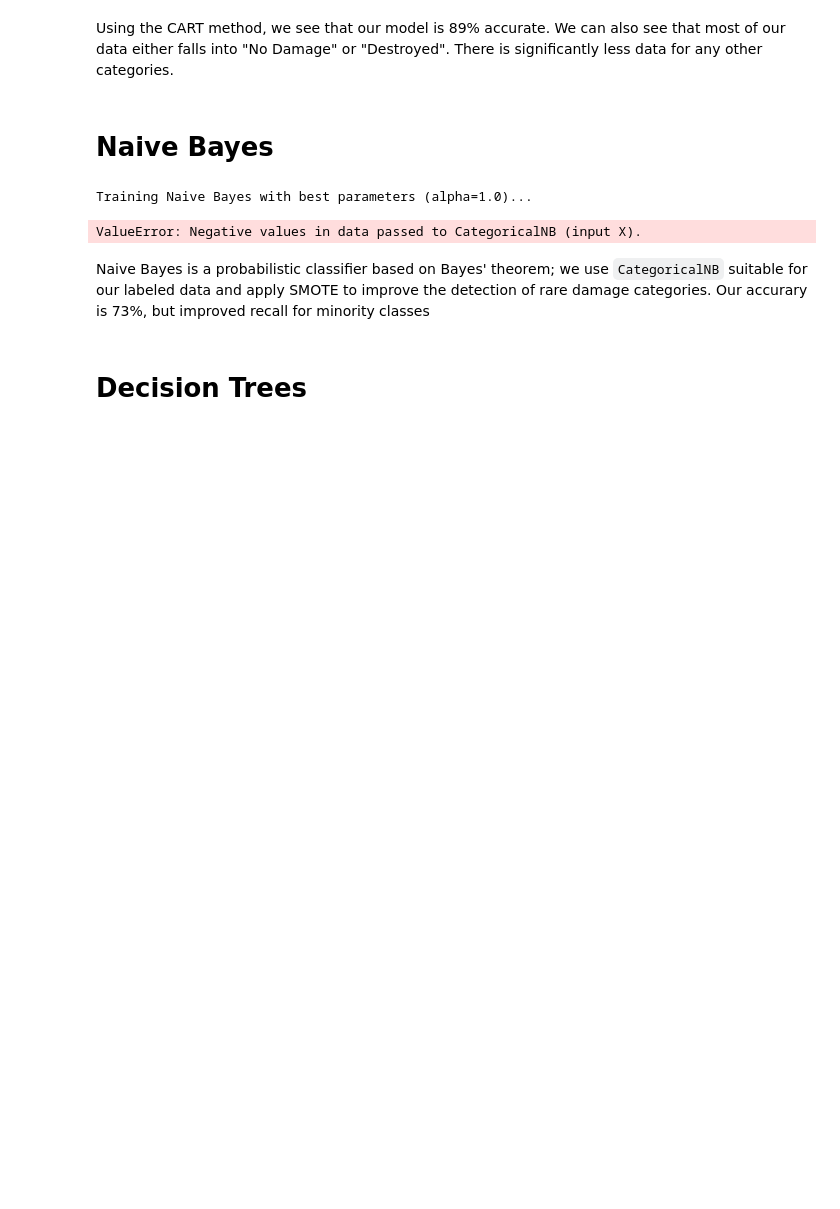
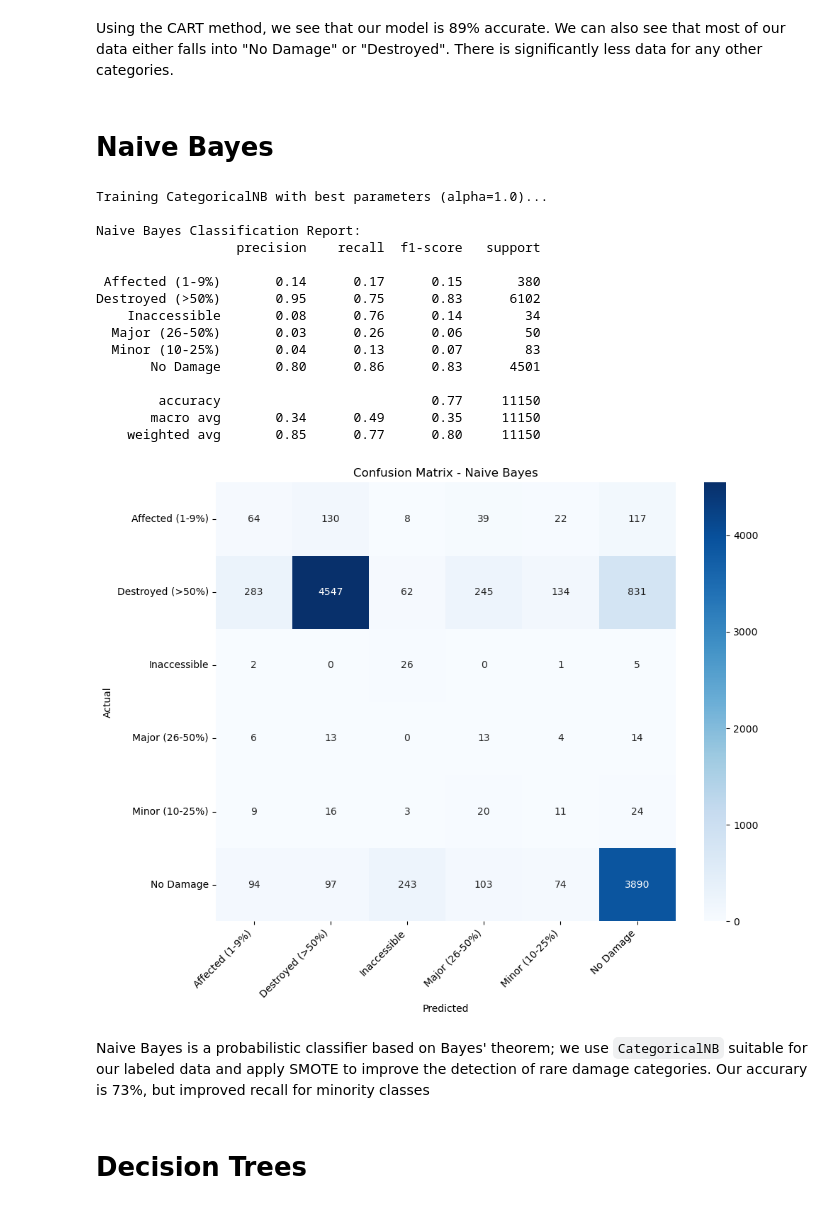
Before and after one commit to NobbyBop/513-final, a Jupyter notebook: final.ipynb, the cells around one changed output. Drawn from its saved outputs; the diff is of its cells as text; code cells hidden in the pictures; blank space fills up the shorter version.

```diff
--- a/final.ipynb
+++ b/final.ipynb
@@ -323,10 +323,10 @@ Using the CART method, we see that our model is 89% accurate. We can also see th
 # %% [markdown]
 # Naive Bayes
 # %%
-# Naive Bayes Implementation (with class weight balancing)
+# Naive Bayes Implementation (with best parameters from tuning)
 from sklearn.preprocessing import LabelEncoder
 from sklearn.naive_bayes import CategoricalNB
-from sklearn.model_selection import train_test_split
+from sklearn.model_selection import train_test_split  # , GridSearchCV
 from sklearn.metrics import classification_report, confusion_matrix
 from sklearn.utils.class_weight import compute_sample_weight
 import matplotlib.pyplot as plt
@@ -351,40 +351,77 @@ attr_train_nb, attr_test_nb, target_train_nb, target_test_nb = train_test_split(
 sample_weights = compute_sample_weight(class_weight='balanced', y=target_train_nb)
 
 # 4. Calculate min_categories from the full encoded dataset
 min_categories = [int(df_encoded_nb[col].max() + 1) for col in df_encoded_nb.columns]
 
-# 5. Train Model with sample weights
-print("Training CategoricalNB with balanced class weights...")
-nb = CategoricalNB(min_categories=min_categories)
+# # 5. Hyperparameter Tuning with GridSearchCV (COMMENTED OUT - using best params below)
+# print("Performing hyperparameter tuning for CategoricalNB...")
+# param_grid = {
+#     'alpha': [0.01, 0.1, 0.5, 1.0, 2.0, 5.0, 10.0]
+# }
+#
+# nb_base = CategoricalNB(min_categories=min_categories)
+# grid_search = GridSearchCV(
+#     nb_base,
+#     param_grid,
+#     cv=5,
+#     scoring='accuracy',
+#     n_jobs=-1,
+#     verbose=1
+# )
+#
+# grid_search.fit(attr_train_nb, target_train_nb, sample_weight=sample_weights)
+#
+# print(f"\nBest parameters: {grid_search.best_params_}")
+# print(f"Best cross-validation score: {grid_search.best_score_:.4f}")
+#
+# nb = grid_search.best_estimator_
+
+# 5. Train model with best parameters (from grid search: alpha=1.0)
+print("Training CategoricalNB with best parameters (alpha=1.0)...")
+nb = CategoricalNB(alpha=0.01, min_categories=min_categories)
 nb.fit(attr_train_nb, target_train_nb, sample_weight=sample_weights)
 
 # 6. Predict
 target_pred_nb = nb.predict(attr_test_nb)
 
 # 7. Evaluate
 # Decode targets for readable report
 target_test_decoded = le_target.inverse_transform(target_test_nb)
 target_pred_decoded = le_target.inverse_transform(target_pred_nb)
 
-print("\nNaive Bayes Classification Report (with balanced weights):")
+print("\nNaive Bayes Classification Report:")
 print(classification_report(target_test_decoded, target_pred_decoded))
 
 # Confusion Matrix
 cm_nb = confusion_matrix(target_test_decoded, target_pred_decoded, labels=le_target.classes_)
 
 plt.figure(figsize=(10, 8))
 sns.heatmap(cm_nb, annot=True, fmt='d', cmap='Blues',
             xticklabels=le_target.classes_, yticklabels=le_target.classes_)
 plt.xlabel('Predicted')
 plt.ylabel('Actual')
-plt.title('Confusion Matrix - Naive Bayes (Balanced)')
+plt.title('Confusion Matrix - Naive Bayes')
 plt.xticks(rotation=45, ha='right')
 plt.yticks(rotation=0)
 plt.tight_layout()
 plt.show()
 # %% [output]
-Training Naive Bayes with best parameters (alpha=1.0)...
+Training CategoricalNB with best parameters (alpha=1.0)...
+
+Naive Bayes Classification Report:
+                  precision    recall  f1-score   support
+
+ Affected (1-9%)       0.14      0.17      0.15       380
+Destroyed (>50%)       0.95      0.75      0.83      6102
+    Inaccessible       0.08      0.76      0.14        34
+  Major (26-50%)       0.03      0.26      0.06        50
+  Minor (10-25%)       0.04      0.13      0.07        83
+       No Damage       0.80      0.86      0.83      4501
+
+        accuracy                           0.77     11150
+       macro avg       0.34      0.49      0.35     11150
+    weighted avg       0.85      0.77      0.80     11150
-ValueError: Negative values in data passed to CategoricalNB (input X).
+[figure, added]
 # %% [markdown]
 Naive Bayes is a probabilistic classifier based on Bayes' theorem; we use `CategoricalNB` suitable for our labeled data and apply SMOTE to improve the detection of rare damage categories. Our accurary is 73%, but improved recall for minority classes
 # %% [markdown]
```
Also changed, not shown: parts of 1 cell of this notebook.
